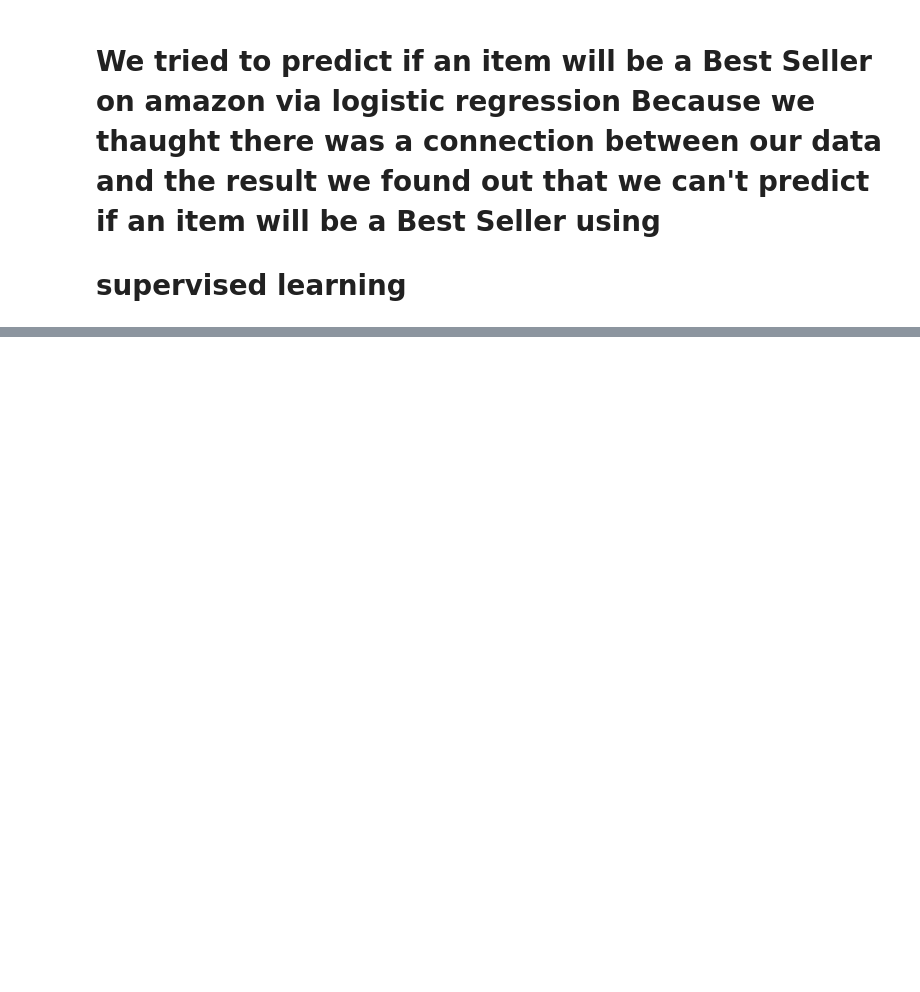
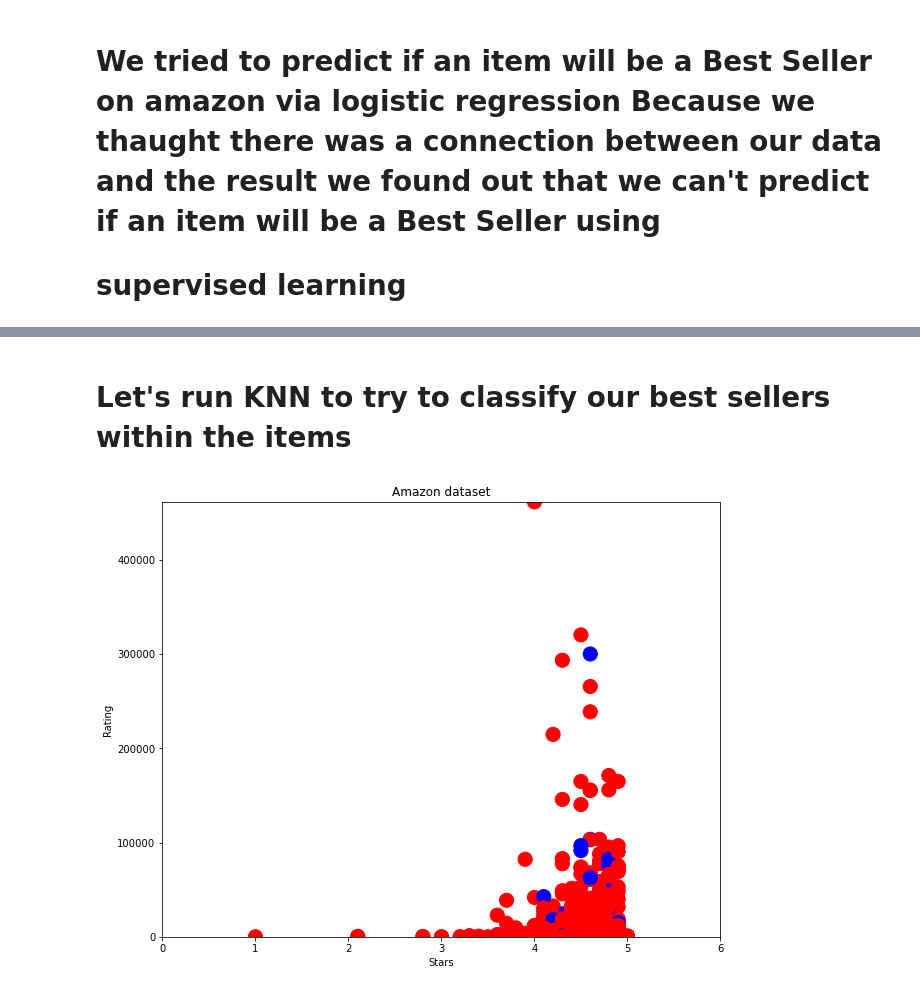
Before and after one commit to yanivlav/AmazonBestSellerPrediction, a Jupyter notebook: Supervised Learning.ipynb, the cells around one changed output, grey strips where cells are left out. Saved outputs shown, nothing was run; the diff lists cells and outputs as text; code cells hidden in the pictures; blank space fills up the shorter version.

Commit message:
data cleaning

```diff
--- a/Supervised Learning.ipynb
+++ b/Supervised Learning.ipynb
@@ -157,0 +174,33 @@ print(count)
+# %% [markdown]
+# Let's run KNN to try to classify our best sellers within the items
+# %%
+from sklearn.neighbors import KNeighborsClassifier
+from sklearn import metrics
+from sklearn.model_selection import train_test_split
+from sklearn.model_selection import cross_val_score
+import matplotlib.pyplot as plt
+from matplotlib.colors import ListedColormap
+
+
+X = X[['Stars', 'Rating']]
+# y = y
+
+# Create color maps
+cmap_light = ListedColormap(['#FFAAAA', '#AAFFAA', '#AAAAFF'])
+cmap_bold = ListedColormap(['#FF0000', '#00FF00', '#0000FF'])
+
+# plot data
+plt.figure(figsize=(10, 8))
+plt.scatter(X.Stars, X.Rating, c=y,  marker="o", cmap=cmap_bold, s=200)
+
+
+x_min, x_max = X.Stars.min() - 1, X.Stars.max() + 1
+y_min, y_max = X.Rating.min() - 1, X.Rating.max() + 1
+plt.xlim(x_min, x_max)
+plt.ylim(y_min, y_max)
+plt.title('Amazon dataset')
+plt.xlabel('Stars')
+plt.ylabel('Rating')
+plt.show()
+# %% [output]
+[figure, added]
```
Also changed, not shown: parts of 18 cells of this notebook, 7 other files.
